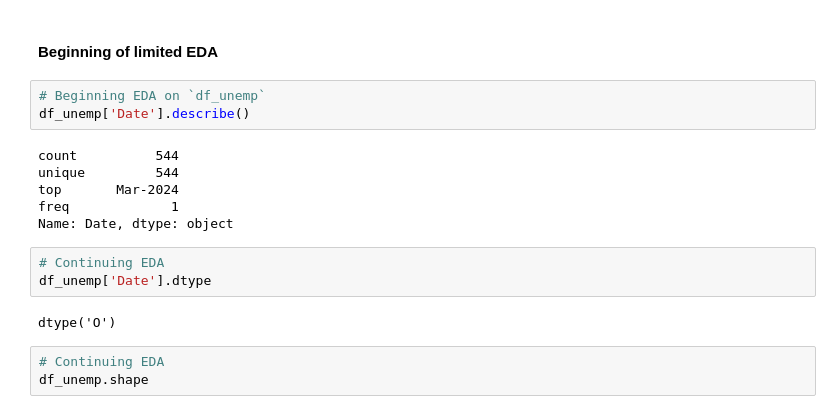
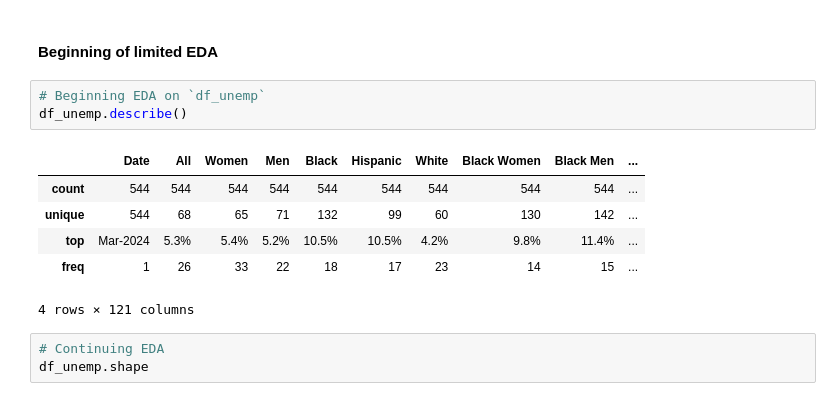
Before and after one commit to bychok/ai_project_2_group_10, a Jupyter notebook: financial_EDA.ipynb, the cells around one changed output. Saved outputs shown, nothing was run; the diff lists cells and outputs as text.

```diff
--- a/financial_EDA.ipynb
+++ b/financial_EDA.ipynb
@@ -394,18 +469,14 @@ df_unemp.head()
 #### Beginning of limited EDA
 # %%
 # Beginning EDA on `df_unemp`
-df_unemp['Date'].describe()
+df_unemp.describe()
 # %% [output]
+|  | Date | All | Women | Men | Black | Hispanic | White | Black Women | Black Men | ... |
+| count | 544 | 544 | 544 | 544 | 544 | 544 | 544 | 544 | 544 | ... |
+| unique | 544 | 68 | 65 | 71 | 132 | 99 | 60 | 130 | 142 | ... |
+| top | Mar-2024 | 5.3% | 5.4% | 5.2% | 10.5% | 10.5% | 4.2% | 9.8% | 11.4% | ... |
+| freq | 1 | 26 | 33 | 22 | 18 | 17 | 23 | 14 | 15 | ... |
-count          544
-unique         544
-top       Mar-2024
-freq             1
-Name: Date, dtype: object
+4 rows × 121 columns
-# %%
-# Continuing EDA
-df_unemp['Date'].dtype
-# %% [output]
-dtype('O')
 # %%
 # Continuing EDA
 df_unemp.shape
```
Also changed, not shown: parts of 109 cells of this notebook.
